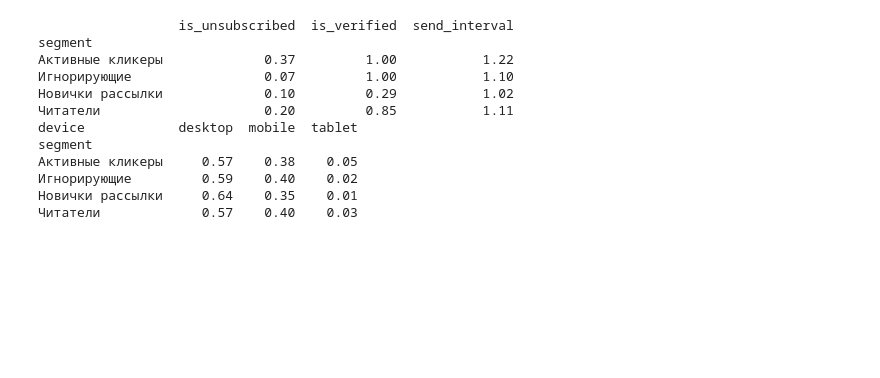
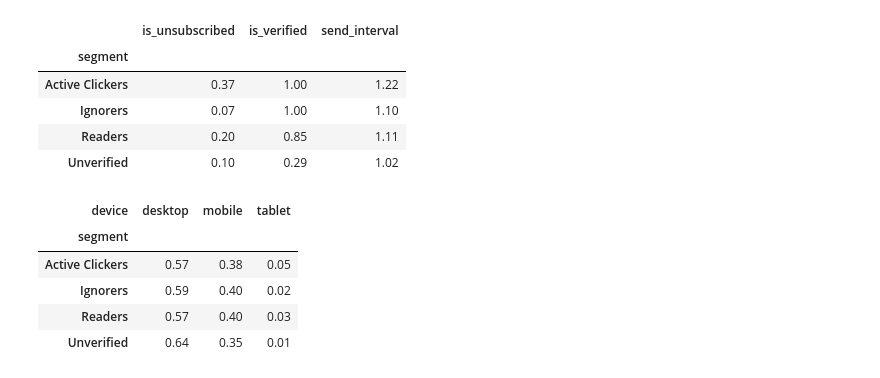
Before and after one commit to ButenkoYuliia/customer-segmentation, a Jupyter notebook: customer_segmentation.ipynb, the cells around one changed output. Cells and saved outputs as stored; diff of their text form; code cells hidden in the pictures; blank space fills up the shorter version.

```diff
--- a/customer_segmentation.ipynb
+++ b/customer_segmentation.ipynb
@@ -130,23 +185,18 @@ cluster
 # %%
-names = {0: 'Читатели', 1: 'Новички рассылки',
-         2: 'Игнорирующие', 3: 'Активные кликеры'}
-em['segment'] = em['cluster'].map(names)
-
-# Доля отписавшихся, подтверждённых и средний интервал рассылки
-print(em.groupby('segment')[['is_unsubscribed', 'is_verified', 'send_interval']].mean().round(2))
-
-# С каких устройств покупали (доли внутри каждого сегмента)
-print(pd.crosstab(em['segment'], em['device'], normalize='index').round(2))
+status = em.groupby('segment')[['is_unsubscribed', 'is_verified', 'send_interval']].mean().round(2)
+devices = pd.crosstab(em['segment'], em['device'], normalize='index').round(2)
+display(status)
+display(devices)
 # %% [output]
-                  is_unsubscribed  is_verified  send_interval
-segment
-Активные кликеры             0.37         1.00           1.22
-Игнорирующие                 0.07         1.00           1.10
-Новички рассылки             0.10         0.29           1.02
-Читатели                     0.20         0.85           1.11
-device            desktop  mobile  tablet
-segment
-Активные кликеры     0.57    0.38    0.05
-Игнорирующие         0.59    0.40    0.02
-Новички рассылки     0.64    0.35    0.01
-Читатели             0.57    0.40    0.03
+|  | is_unsubscribed | is_verified | send_interval |
+| segment |  |  |  |
+| Active Clickers | 0.37 | 1.00 | 1.22 |
+| Ignorers | 0.07 | 1.00 | 1.10 |
+| Readers | 0.20 | 0.85 | 1.11 |
+| Unverified | 0.10 | 0.29 | 1.02 |
+| device | desktop | mobile | tablet |
+| segment |  |  |  |
+| Active Clickers | 0.57 | 0.38 | 0.05 |
+| Ignorers | 0.59 | 0.40 | 0.02 |
+| Readers | 0.57 | 0.40 | 0.03 |
+| Unverified | 0.64 | 0.35 | 0.01 |
```
Also changed, not shown: parts of 21 cells of this notebook.
